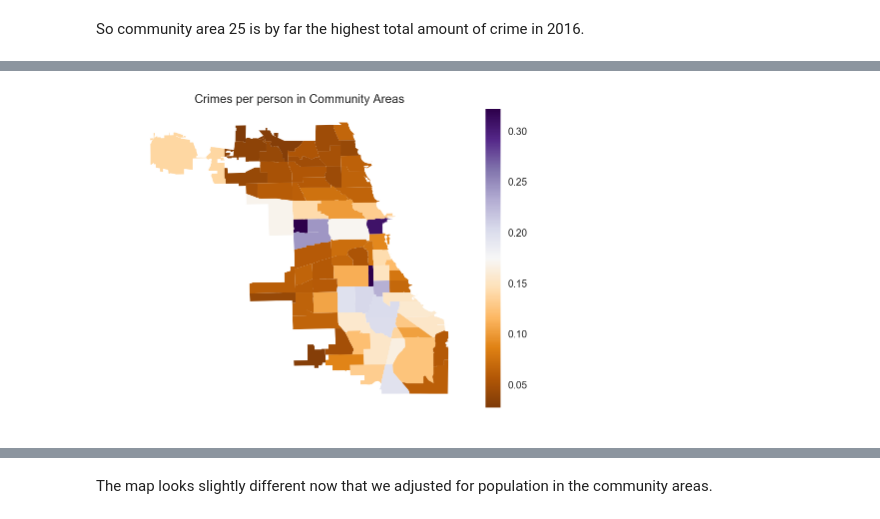
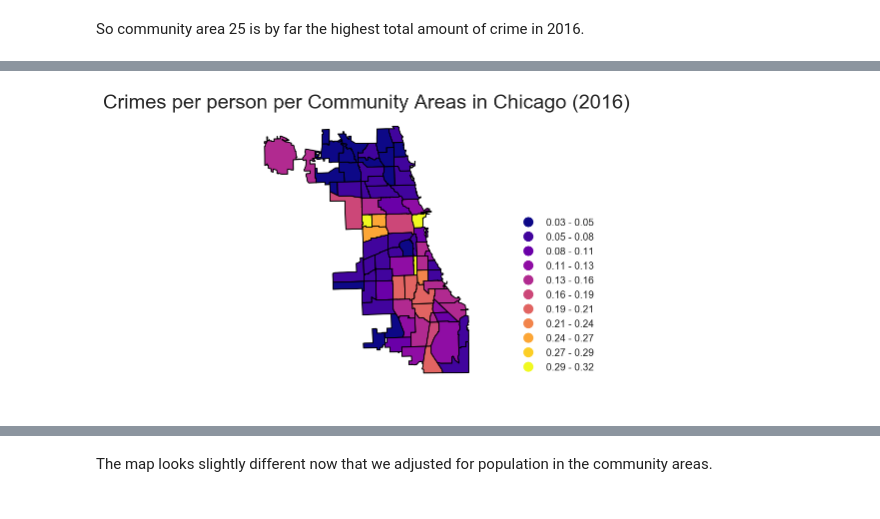
Before and after one commit to mrjacobson/ippp-final-project, a Jupyter notebook: Final Project.ipynb, the cells around one changed output, grey strips where cells are left out. Cells and saved outputs as stored; diff of their text form; code cells hidden in the pictures.

```diff
--- a/Final Project.ipynb
+++ b/Final Project.ipynb
@@ -86,6 +86,7 @@ for d in data:
     d['the_geom'] = shape(d['the_geom'])
 
 chicago_comm_areas = gpd.GeoDataFrame(data).set_geometry('the_geom')
+chicago_comm_areas.crs = {'init' :'epsg:4269'}
 chicago_comm_areas.head()
 # %% [output]
 |  | Number | community | the_geom |
@@ -138,6 +162,10 @@ chicago_comm_areas.head()
 # %%
-PerPerson = chicago_comm_areas.plot(column = 'Crimes per person', cmap = 'PuOr', legend=True)
-PerPerson.set_title("Crimes per person in Community Areas")
+PerPerson = chicago_comm_areas.to_crs(epsg = 3528).plot(column = 'Crimes per person', scheme='equal_interval', k = 11, cmap = 'plasma', legend=True,
+                                   linewidth = 1, edgecolor = 'black', figsize = (9,5))
+PerPerson.set_title("Crimes per person per Community Areas in Chicago (2016)", fontsize = 20)
 PerPerson.set_axis_off()
+
+PerPerson.get_legend().set_bbox_to_anchor((1.55, .65))
+PerPerson.get_legend().get_frame().set_linewidth(0)
 # %% [output]
-[figure, old version]
+[figure, new version]
```
Also changed, not shown: parts of 50 cells of this notebook, 19 other files.
